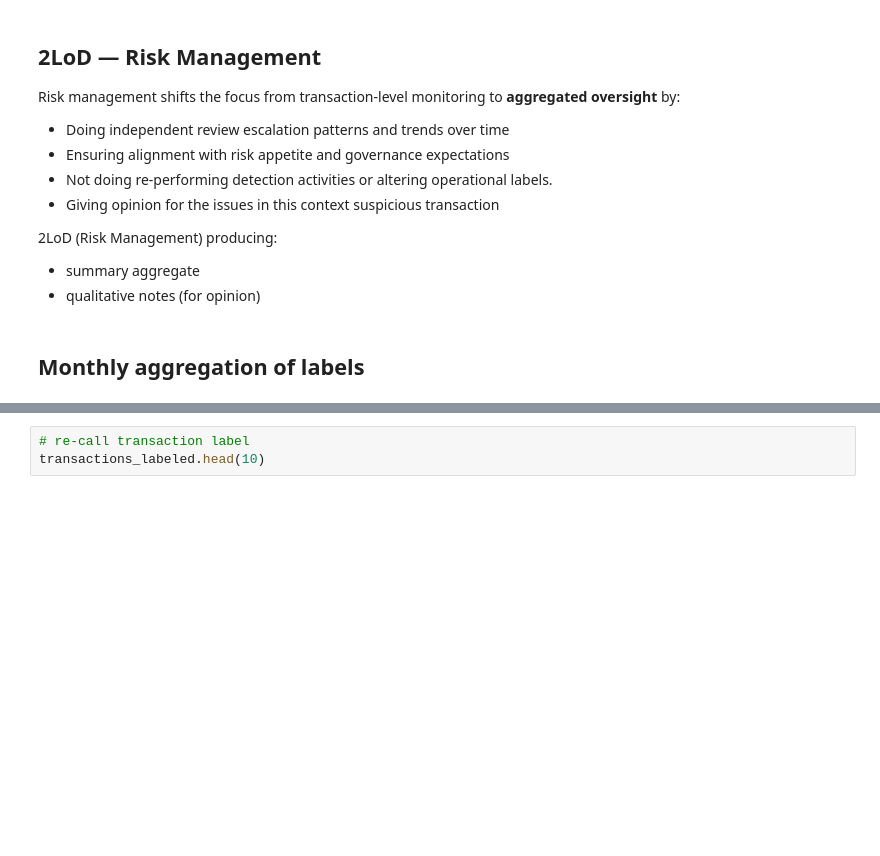
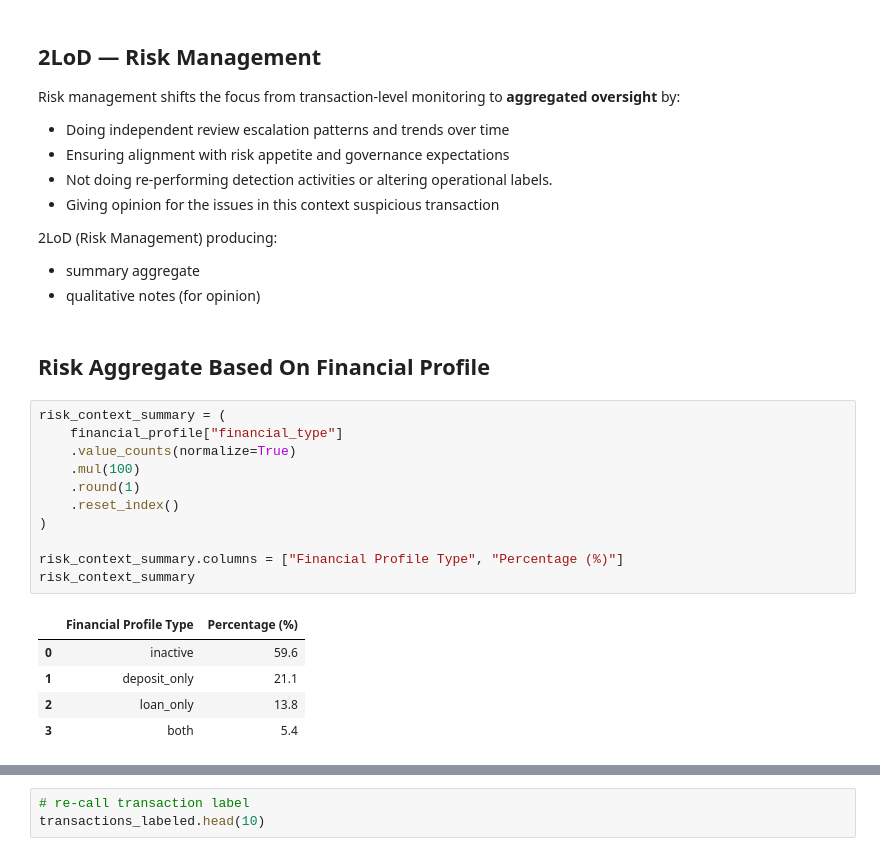
Before and after one commit to dphir/thesis-sdg, a Jupyter notebook: AS-IS Simulation.ipynb, the cells around one changed output, grey strips where cells are left out. Saved outputs shown, nothing was run; the diff lists cells and outputs as text; blank space fills up the shorter version.

```diff
--- a/AS-IS Simulation.ipynb
+++ b/AS-IS Simulation.ipynb
@@ -2947,4 +2947,21 @@ Risk management shifts the focus from transaction-level monitoring to **aggregat
 - summary aggregate
 - qualitative notes (for opinion)
 # %% [markdown]
-## **Monthly aggregation of labels**
+## **Risk Aggregate Based On Financial Profile**
+# %%
+risk_context_summary = (
+    financial_profile["financial_type"]
+    .value_counts(normalize=True)
+    .mul(100)
+    .round(1)
+    .reset_index()
+)
+
+risk_context_summary.columns = ["Financial Profile Type", "Percentage (%)"]
+risk_context_summary
+# %% [output]
+|  | Financial Profile Type | Percentage (%) |
+| 0 | inactive | 59.6 |
+| 1 | deposit_only | 21.1 |
+| 2 | loan_only | 13.8 |
+| 3 | both | 5.4 |
```
Also changed, not shown: parts of 4 cells of this notebook.
